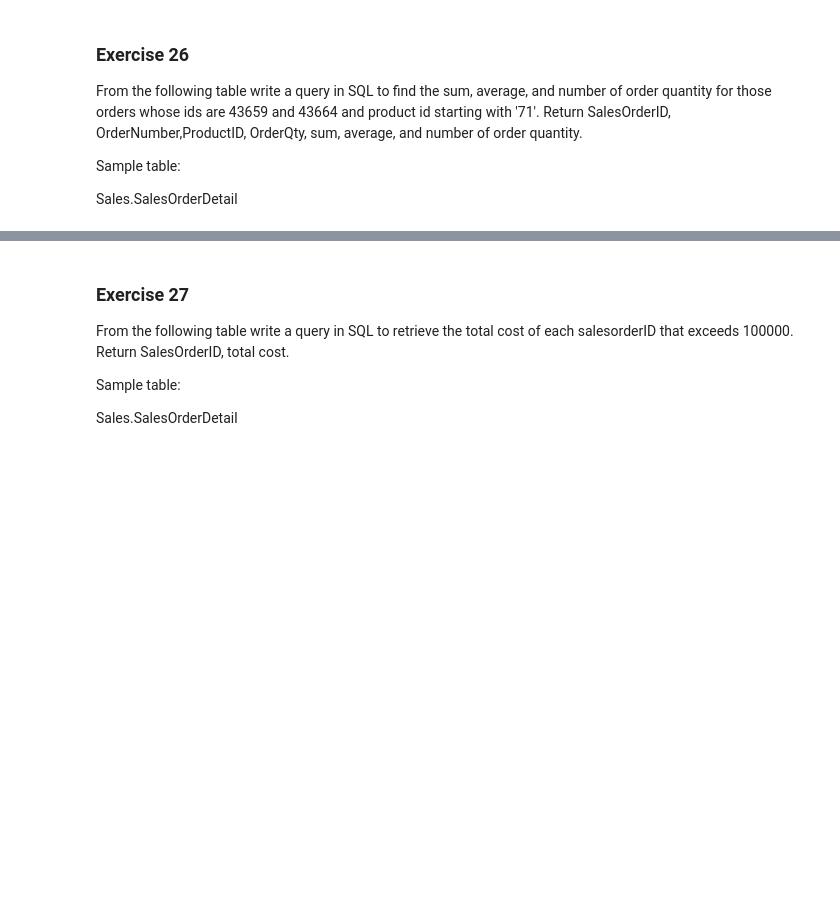
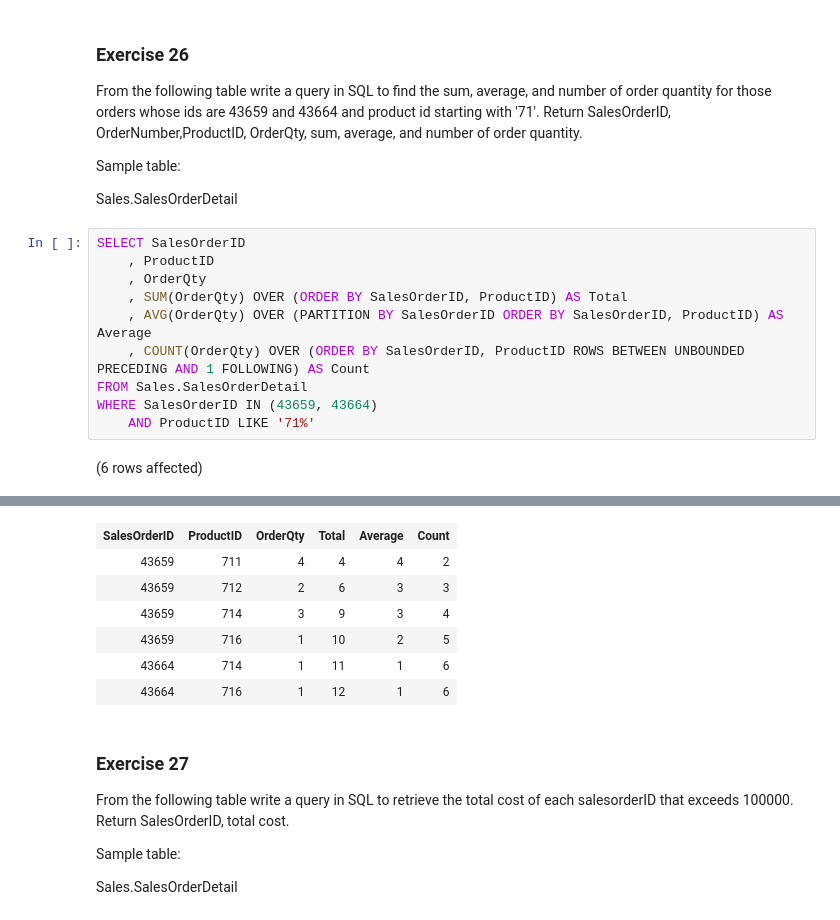
Before and after one commit to Tareqhaboukh/Adventureworks, a Jupyter notebook: w3resource-SQL-Practice/SQL_Exercises_&_Solutions.ipynb, the cells around one changed output, grey strips where cells are left out. Saved outputs shown, nothing was run; the diff lists cells and outputs as text; blank space fills up the shorter version.

```diff
--- a/w3resource-SQL-Practice/SQL_Exercises_&_Solutions.ipynb
+++ b/w3resource-SQL-Practice/SQL_Exercises_&_Solutions.ipynb
@@ -417,3 +417,15 @@ From the following table write a query in SQL to find the sum, average, and numb
 Sample table:
 
 Sales.SalesOrderDetail
+# %%
+SELECT SalesOrderID
+    , ProductID
+    , OrderQty
+    , SUM(OrderQty) OVER (ORDER BY SalesOrderID, ProductID) AS Total
+    , AVG(OrderQty) OVER (PARTITION BY SalesOrderID ORDER BY SalesOrderID, ProductID) AS Average
+    , COUNT(OrderQty) OVER (ORDER BY SalesOrderID, ProductID ROWS BETWEEN UNBOUNDED PRECEDING AND 1 FOLLOWING) AS Count
+FROM Sales.SalesOrderDetail
+WHERE SalesOrderID IN (43659, 43664)
+    AND ProductID LIKE '71%'
+# %% [output]
+(6 rows affected)
@@ -420,3 +433,10 @@ Sales.SalesOrderDetail
+| SalesOrderID | ProductID | OrderQty | Total | Average | Count |
+| 43659 | 711 | 4 | 4 | 4 | 2 |
+| 43659 | 712 | 2 | 6 | 3 | 3 |
+| 43659 | 714 | 3 | 9 | 3 | 4 |
+| 43659 | 716 | 1 | 10 | 2 | 5 |
+| 43664 | 714 | 1 | 11 | 1 | 6 |
+| 43664 | 716 | 1 | 12 | 1 | 6 |
 # %% [markdown]
 ### Exercise 27
 
```
Also changed, not shown: parts of 1 cell of this notebook.
